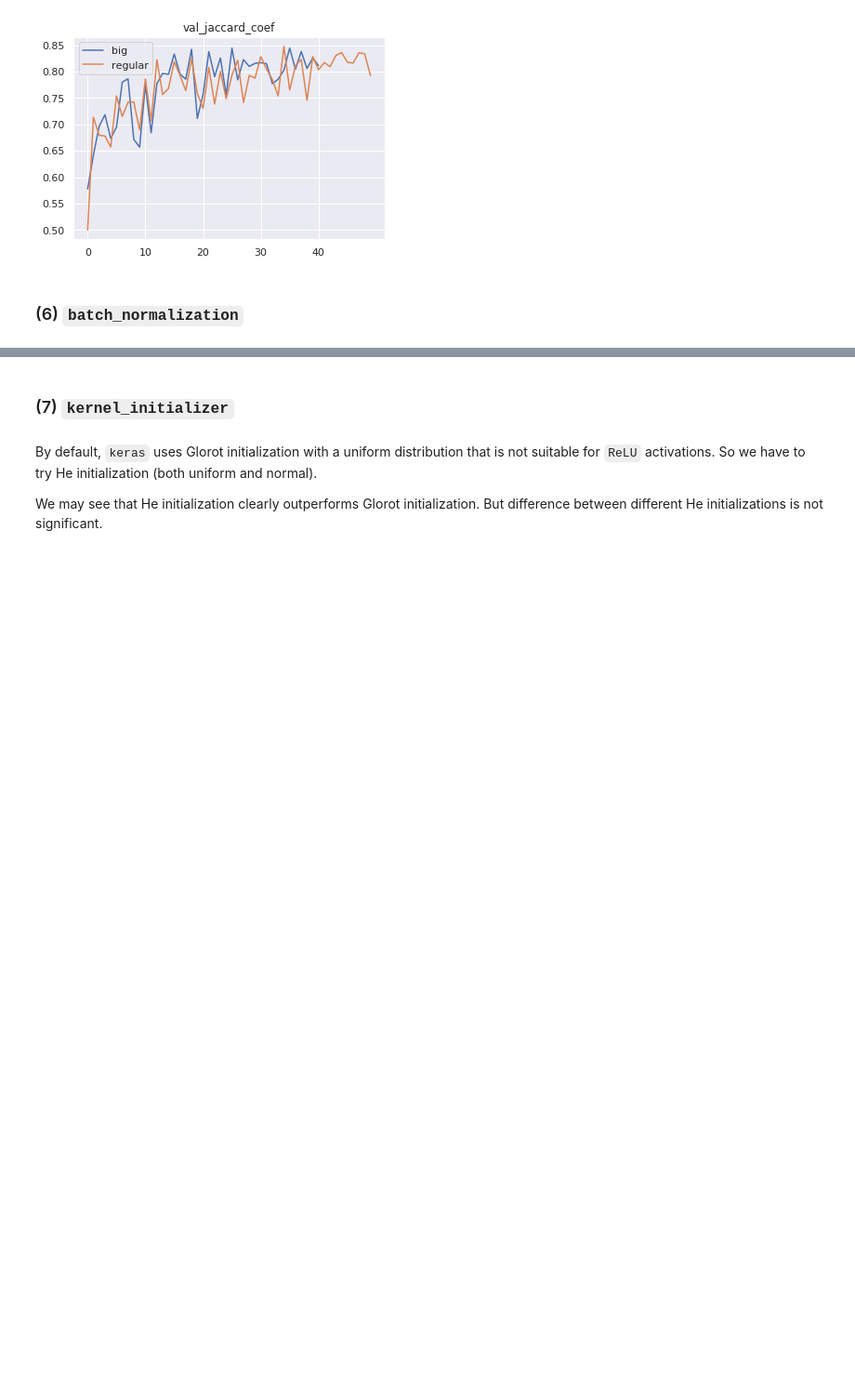
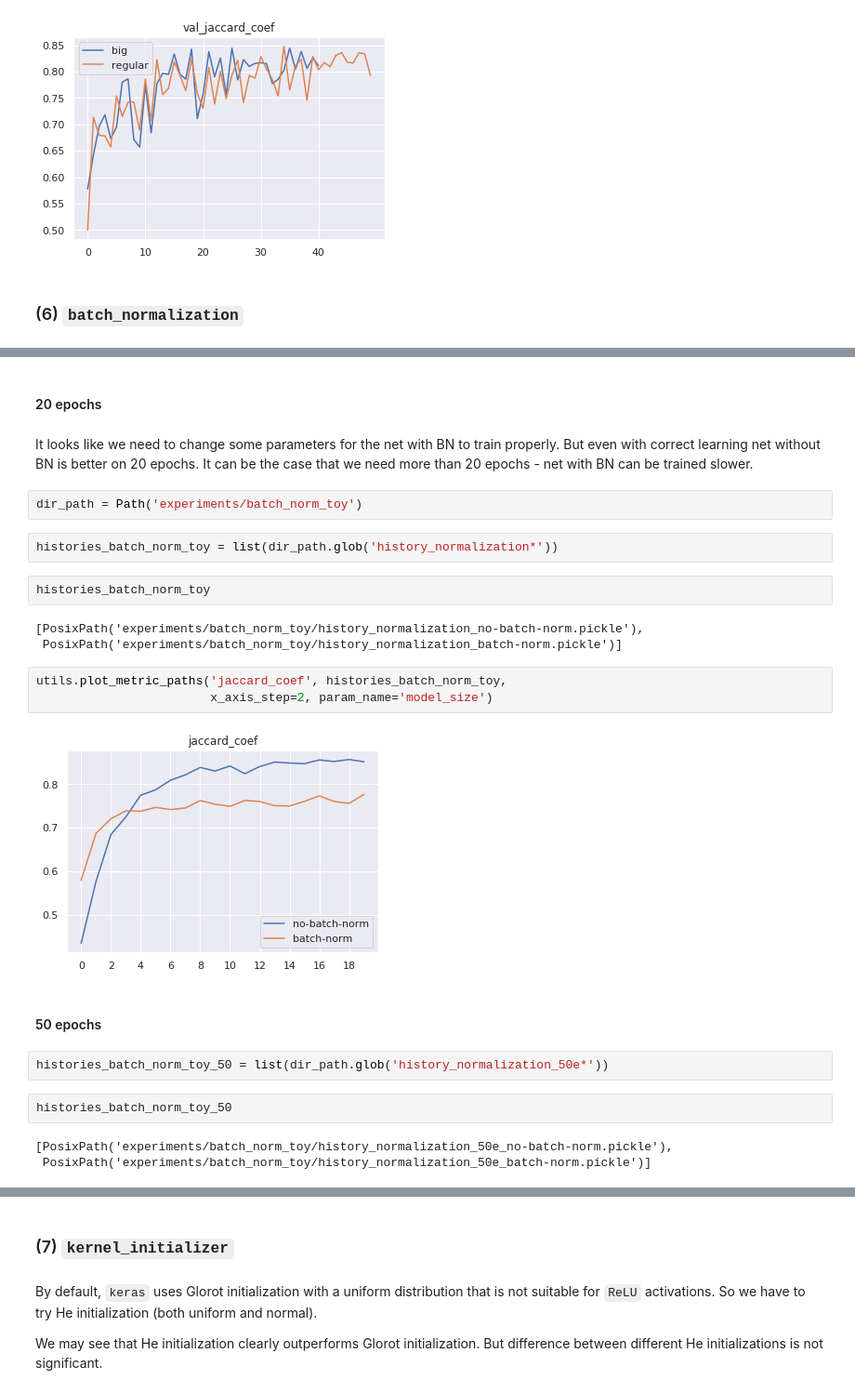
Before and after one commit to ilyarudyak/cs230_project_keras, a Jupyter notebook: skin_lesion/param_tuning_v3.ipynb, the cells around one changed output, grey strips where cells are left out. Shown at 93% size. Drawn from its saved outputs; the diff is of its cells as text; blank space fills up the shorter version.

Commit message:
done tuning for batch_norm

```diff
--- a/skin_lesion/param_tuning_v3.ipynb
+++ b/skin_lesion/param_tuning_v3.ipynb
@@ -181,0 +179,27 @@ utils.plot_metric_paths('val_jaccard_coef', histories_model_size_toy,
+# %% [markdown]
+#### 20 epochs
+# %% [markdown]
+It looks like we need to change some parameters for the net with BN to train properly. But even with correct learning net without BN is better on 20 epochs. It can be the case that we need more than 20 epochs - net with BN can be trained slower.
+# %%
+dir_path = Path('experiments/batch_norm_toy')
+# %%
+histories_batch_norm_toy = list(dir_path.glob('history_normalization*'))
+# %%
+histories_batch_norm_toy
+# %% [output]
+[PosixPath('experiments/batch_norm_toy/history_normalization_no-batch-norm.pickle'),
+ PosixPath('experiments/batch_norm_toy/history_normalization_batch-norm.pickle')]
+# %%
+utils.plot_metric_paths('jaccard_coef', histories_batch_norm_toy,
+                        x_axis_step=2, param_name='model_size')
+# %% [output]
+[figure, added]
+# %% [markdown]
+#### 50 epochs
+# %%
+histories_batch_norm_toy_50 = list(dir_path.glob('history_normalization_50e*'))
+# %%
+histories_batch_norm_toy_50
+# %% [output]
+[PosixPath('experiments/batch_norm_toy/history_normalization_50e_no-batch-norm.pickle'),
+ PosixPath('experiments/batch_norm_toy/history_normalization_50e_batch-norm.pickle')]
```
Also changed, not shown: parts of 18 cells of this notebook, 12 other files.
